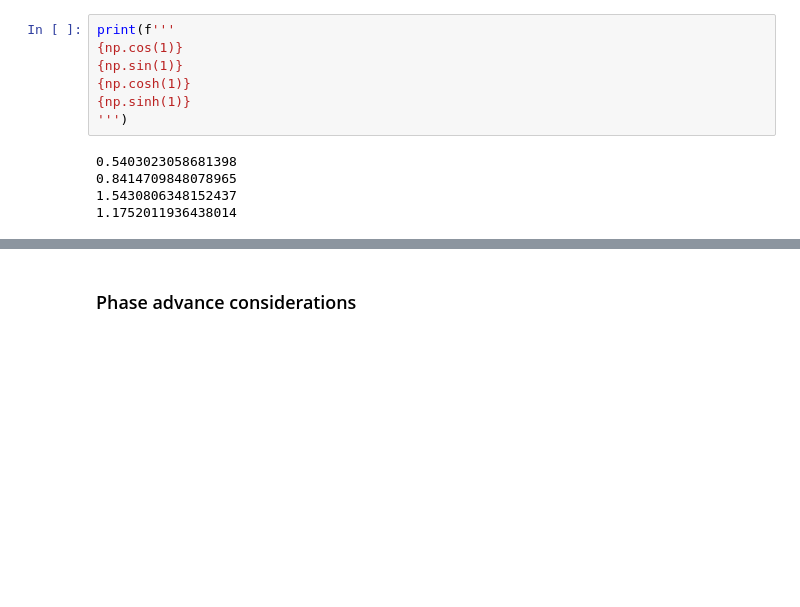
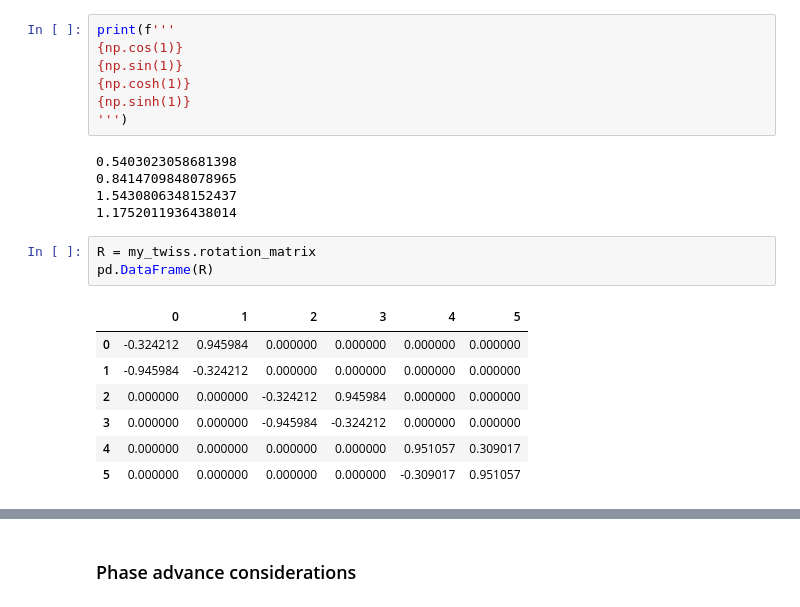
Before and after one commit to sterbini/AAP_CAS, a Jupyter notebook: 000_example.ipynb, the cells around one changed output, grey strips where cells are left out. Saved outputs shown, nothing was run; the diff lists cells and outputs as text; blank space fills up the shorter version.

```diff
--- a/000_example.ipynb
+++ b/000_example.ipynb
@@ -117,3 +124,14 @@ print(f'''
 0.8414709848078965
 1.5430806348152437
 1.1752011936438014
+# %%
+R = my_twiss.rotation_matrix
+pd.DataFrame(R)
+# %% [output]
+|  | 0 | 1 | 2 | 3 | 4 | 5 |
+| 0 | -0.324212 | 0.945984 | 0.000000 | 0.000000 | 0.000000 | 0.000000 |
+| 1 | -0.945984 | -0.324212 | 0.000000 | 0.000000 | 0.000000 | 0.000000 |
+| 2 | 0.000000 | 0.000000 | -0.324212 | 0.945984 | 0.000000 | 0.000000 |
+| 3 | 0.000000 | 0.000000 | -0.945984 | -0.324212 | 0.000000 | 0.000000 |
+| 4 | 0.000000 | 0.000000 | 0.000000 | 0.000000 | 0.951057 | 0.309017 |
+| 5 | 0.000000 | 0.000000 | 0.000000 | 0.000000 | -0.309017 | 0.951057 |
```
Also changed, not shown: parts of 16 cells of this notebook, 1 other file.
